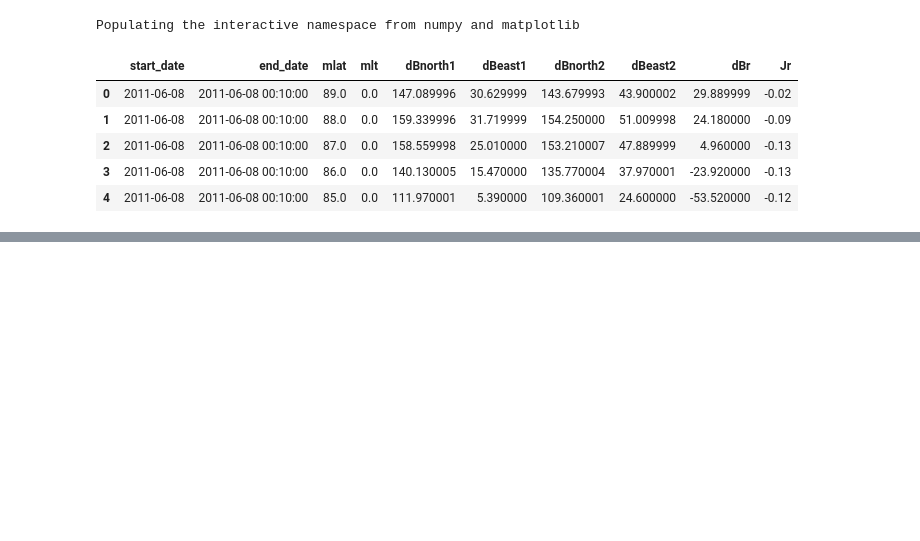
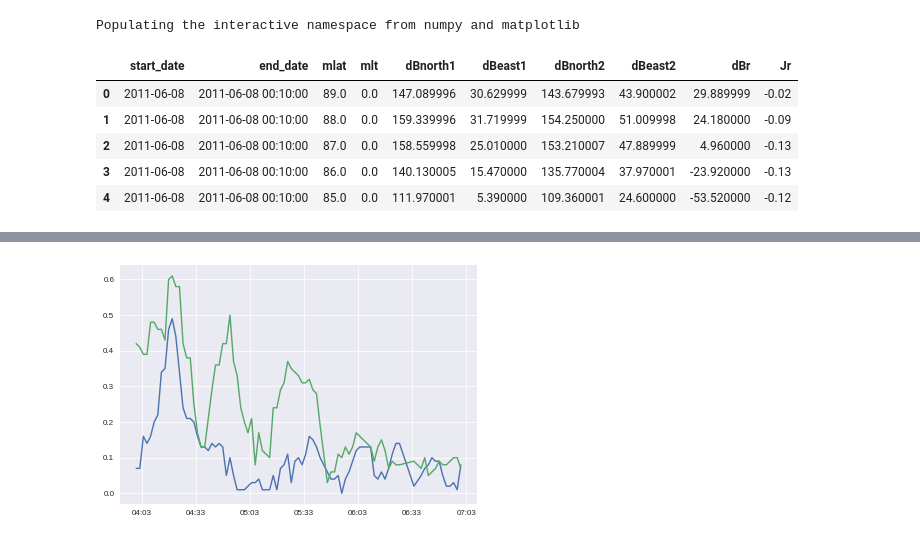
Before and after one commit to bharatreddy/scwsaps, a Jupyter notebook: ipy/amp_20110608.ipynb, the cells around one changed output, grey strips where cells are left out. Saved outputs shown, nothing was run; the diff lists cells and outputs as text; code cells hidden in the pictures; blank space fills up the shorter version.

```diff
--- a/ipy/amp_20110608.ipynb
+++ b/ipy/amp_20110608.ipynb
@@ -270,0 +266,15 @@ fig1.savefig("../plots/amp-ts-20110608.pdf",bbox_inches='tight')
+# %%
+pltSCWDF = ampSCWDF[ ampSCWDF["scwMLTDown"] == 22 ]
+# Seaborn styling
+sns.set_style("darkgrid")
+sns.set_context("paper")
+# figure
+fig1 = plt.figure()
+ax = fig1.add_subplot(111)
+ax.plot( pltSCWDF['scwLocDates'].values, numpy.abs(pltSCWDF['scwJrDown'].values) )
+ax.plot( pltSCWDF['scwLocDates'].values, pltSCWDF['scwJrUp'].values )
+# ax.plot( fitsDF["date"].values, fitsDF["velSAPS"].values, 'o' )
+ax.get_xaxis().set_major_formatter(DateFormatter('%H:%M'))
+# fig1.savefig("../plots/amp-ts-20110608.pdf",bbox_inches='tight')
+# %% [output]
+[figure, added]
```
Also changed, not shown: parts of 7 cells of this notebook, 18 other files.
